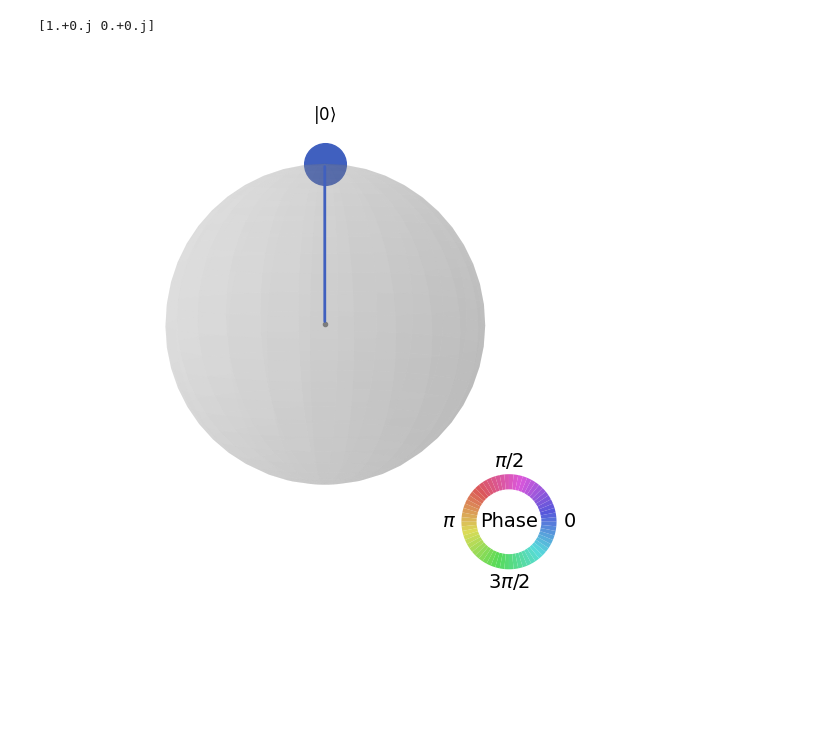
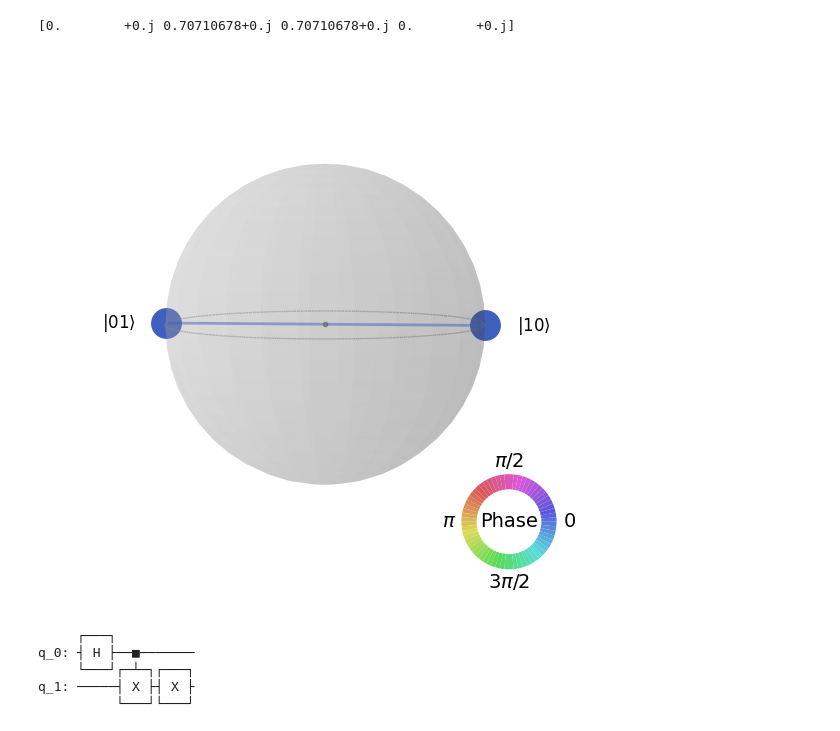
Before and after one commit to vnikonov63/quantum-learning, a Jupyter notebook: Untitled.ipynb, the cells around one changed output. Cells and saved outputs as stored; diff of their text form; code cells hidden in the pictures; blank space fills up the shorter version.

```diff
--- a/Untitled.ipynb
+++ b/Untitled.ipynb
@@ -4,11 +4,24 @@ from qiskit import QuantumCircuit
 from qiskit.quantum_info import Statevector
 from qiskit.visualization import plot_state_qsphere
 # %%
-n = 1
+n = 2
 qc = QuantumCircuit(n)
+# Apply the Hadamard Gate
+qc.h(0)
+# Apply the CNOT Gate
+qc.cx(0,1)
+qc.x(1)
 statevec = Statevector.from_instruction(qc).data
 print(statevec)
 plot_state_qsphere(statevec)
 # %% [output]
-[1.+0.j 0.+0.j]
+[0.        +0.j 0.70710678+0.j 0.70710678+0.j 0.        +0.j]
-[figure, old version]
+[figure, new version]
+# %%
+qc.draw()
+# %% [output]
+     ┌───┐
+q_0: ┤ H ├──■───────
+     └───┘┌─┴─┐┌───┐
+q_1: ─────┤ X ├┤ X ├
+          └───┘└───┘
```
Also changed, not shown: parts of 2 cells of this notebook.
